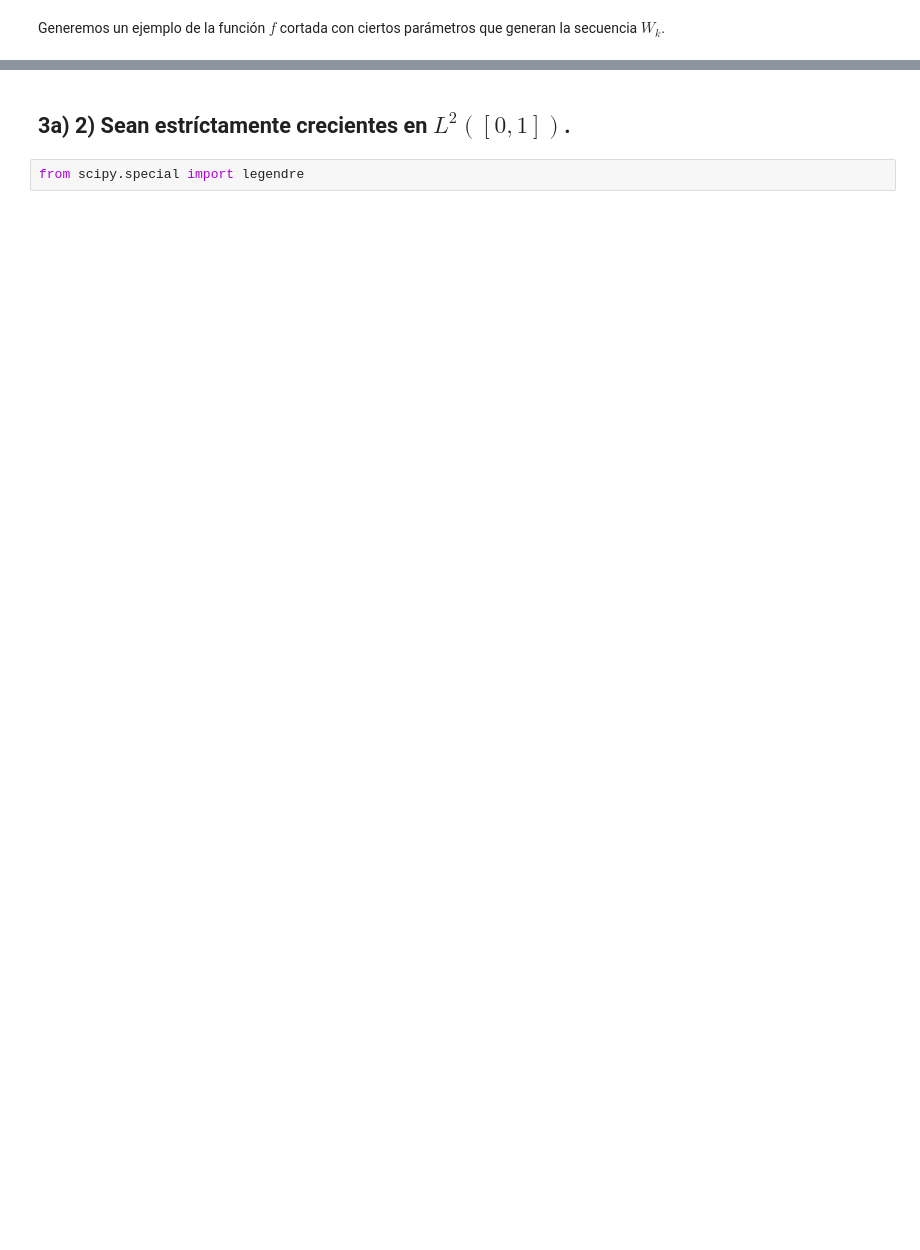
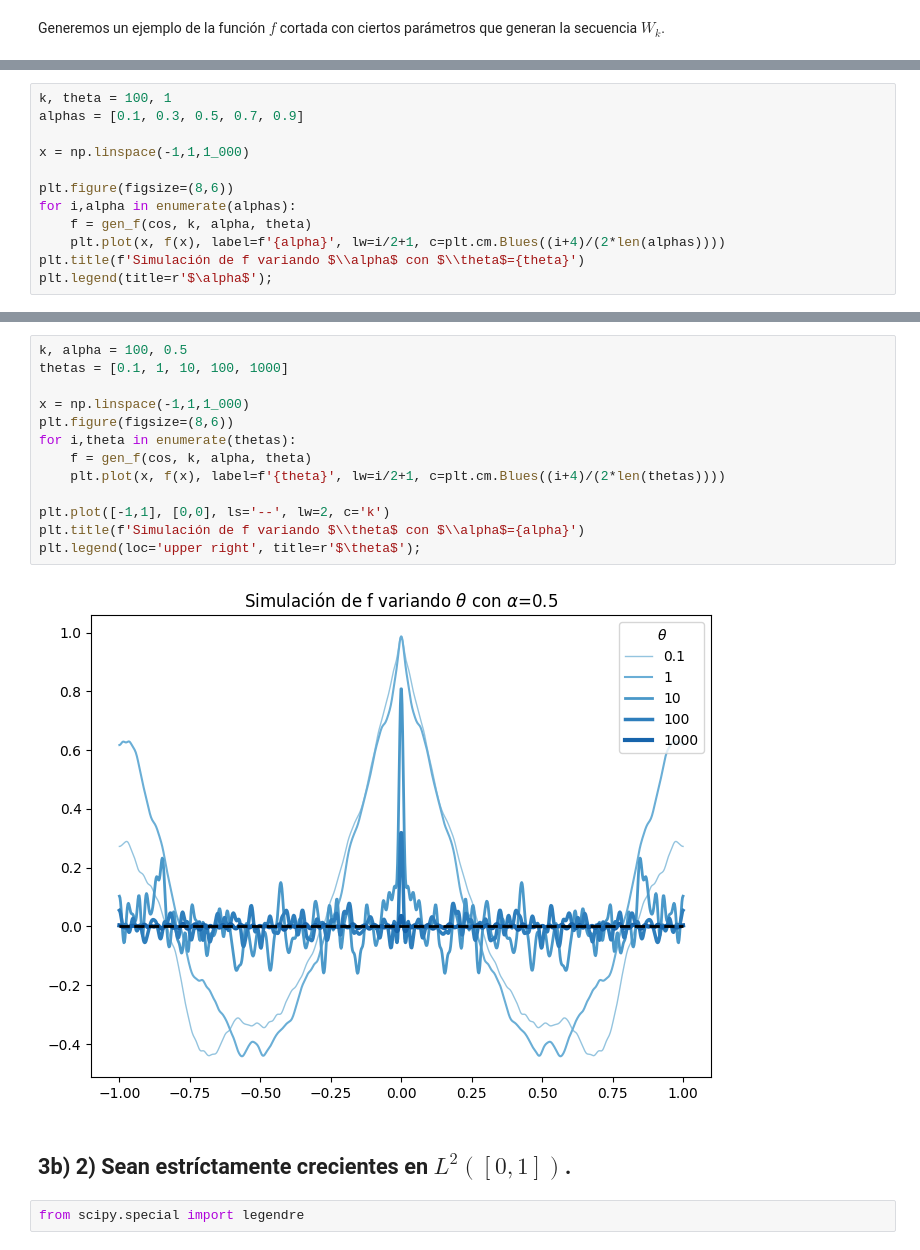
Before and after one commit to AlejandroVillazonG/MAT468, a Jupyter notebook: certamen/P3/P3_b.ipynb, the cells around one changed output, grey strips where cells are left out. Cells and saved outputs as stored; diff of their text form; blank space fills up the shorter version.

```diff
--- a/certamen/P3/P3_b.ipynb
+++ b/certamen/P3/P3_b.ipynb
@@ -60,0 +61,12 @@ plt.title(f'Ejemplo $f$ con {k=}, {alpha=}, {theta=}');
+# %%
+k, theta = 100, 1
+alphas = [0.1, 0.3, 0.5, 0.7, 0.9]
+
+x = np.linspace(-1,1,1_000)
+
+plt.figure(figsize=(8,6))
+for i,alpha in enumerate(alphas):
+    f = gen_f(cos, k, alpha, theta)
+    plt.plot(x, f(x), label=f'{alpha}', lw=i/2+1, c=plt.cm.Blues((i+4)/(2*len(alphas))))
+plt.title(f'Simulación de f variando $\\alpha$ con $\\theta$={theta}')
+plt.legend(title=r'$\alpha$');
@@ -61,5 +75,20 @@ plt.title(f'Ejemplo $f$ con {k=}, {alpha=}, {theta=}');
+# %%
+k, alpha = 100, 0.5
+thetas = [0.1, 1, 10, 100, 1000]
+
+x = np.linspace(-1,1,1_000)
+plt.figure(figsize=(8,6))
+for i,theta in enumerate(thetas):
+    f = gen_f(cos, k, alpha, theta)
+    plt.plot(x, f(x), label=f'{theta}', lw=i/2+1, c=plt.cm.Blues((i+4)/(2*len(thetas))))
+
+plt.plot([-1,1], [0,0], ls='--', lw=2, c='k')
+plt.title(f'Simulación de f variando $\\theta$ con $\\alpha$={alpha}')
+plt.legend(loc='upper right', title=r'$\theta$');
+# %% [output]
+[figure, added]
 # %% [markdown]
-## 3a) 2) Sean estríctamente crecientes en $L^2([0,1])$.
+## 3b) 2) Sean estríctamente crecientes en $L^2([0,1])$.
 # %%
 from scipy.special import legendre
 # %%
```
Also changed, not shown: parts of 16 cells of this notebook.
